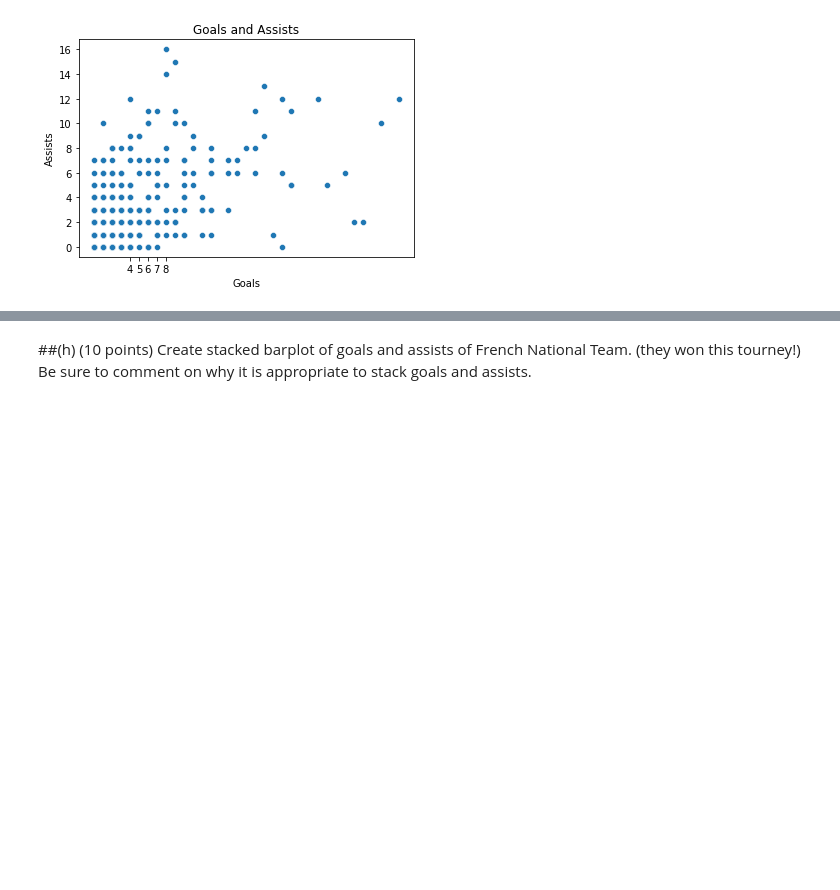
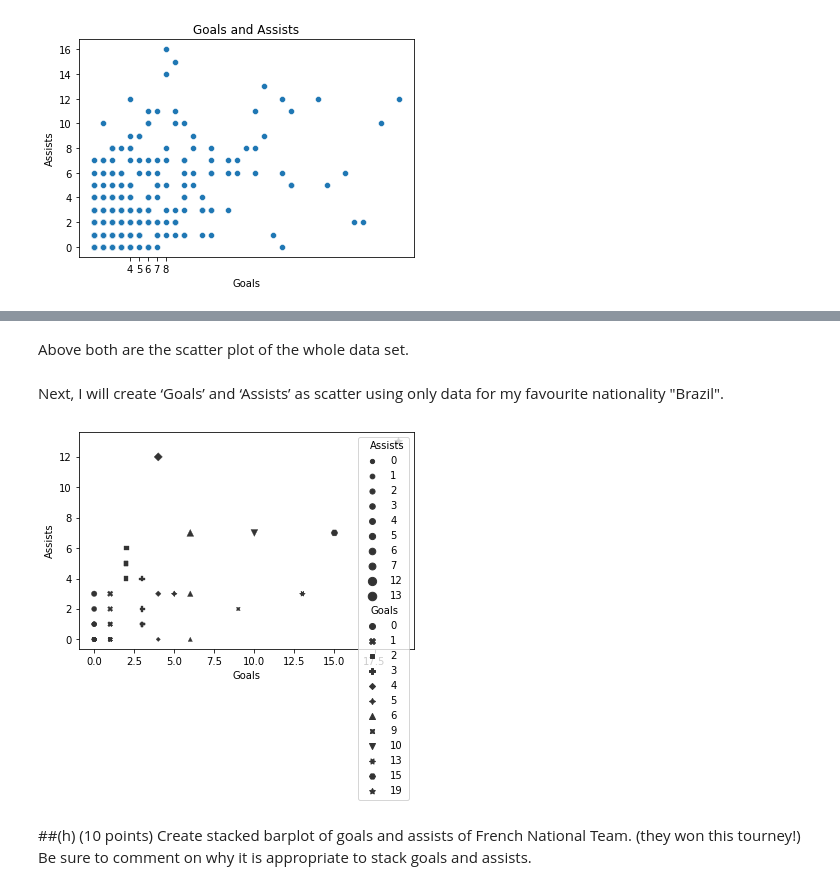
Before and after one commit to almsalahuddin/Data-Processing-and-Visualization, a Jupyter notebook: Exam_3.ipynb, the cells around one changed output, grey strips where cells are left out. Cells and saved outputs as stored; diff of their text form; code cells hidden in the pictures; blank space fills up the shorter version.

```diff
--- a/Exam_3.ipynb
+++ b/Exam_3.ipynb
@@ -127,3 +129,19 @@ ax = sns.scatterplot(data = df,
+# %% [markdown]
+Above both are the scatter plot of the whole data set.
+# %% [markdown]
+Next, I will create ‘Goals’ and ‘Assists’ as scatter using only data for my favourite nationality "Brazil".
+# %%
+ax = sns.scatterplot(data = fav_nationality,
+                x = 'Goals',
+                y = 'Assists',
+                style = 'Goals',
+                size = 'Assists',
+                palette='deep',
+                legend='full',
+                color='.2',
+                marker='+' )
+# %% [output]
+[figure, added]
 # %% [markdown]
 ##(h) (10 points) Create stacked barplot of goals and assists of French National Team. (they won this tourney!) Be sure to comment on why it is appropriate to stack goals and assists.
 # %% [markdown]
```
Also changed, not shown: parts of 2 cells of this notebook.
